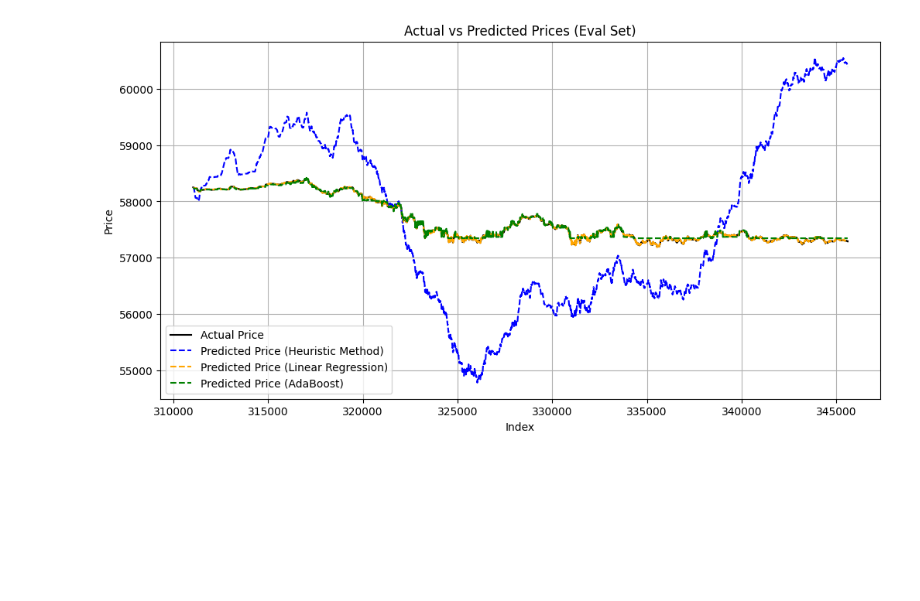
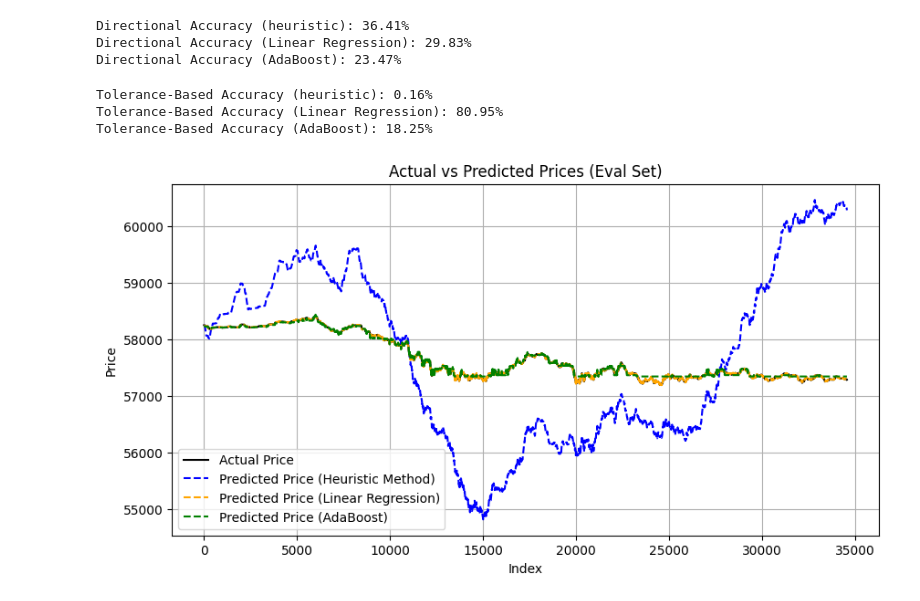
Before and after one commit to jyam12/FYP, a Jupyter notebook: Elevate_both_method.ipynb, the cells around one changed output. Cells and saved outputs as stored; diff of their text form; code cells hidden in the pictures; blank space fills up the shorter version.

```diff
--- a/Elevate_both_method.ipynb
+++ b/Elevate_both_method.ipynb
@@ -46,0 +44,4 @@ Heuristic_Predict_data=Heuristic_Predict()
+# %%
+Heuristic_Method=hueristic_Method(X_train_heuristic,X_eval_heuristic,levels)
+linear_regression=linear_regression(X_train,y_train,X_eval)
+adaboost=adaboost(X_train,y_train,X_eval)
@@ -46,0 +76,3 @@ Heuristic_Predict_data=Heuristic_Predict()
+# %%
+# combine data tgt
+Evaluate_result=pd.concat([y_eval, Heuristic_Predict_data,linear_regression_Predict_data,adaboost_Predict_data], axis=1)
@@ -47,15 +95,65 @@ Heuristic_Predict_data=Heuristic_Predict()
+# %%
+# Calculate directional accuracy
+directional_accuracy_heuristic = (Evaluate_result["actual_direction"] == Evaluate_result["predicted_direction_heuristic"]).mean()
+print(f"Directional Accuracy (heuristic): {directional_accuracy_heuristic:.2%}")
+
+# Calculate directional accuracy
+Evaluate_result.loc[:, "predicted_direction_lr"] = np.sign(Evaluate_result["predicted_lr"] - Evaluate_result["next_mark_price"])
+directional_accuracy_lr = (Evaluate_result["actual_direction"] == Evaluate_result["predicted_direction_lr"]).mean()
+print(f"Directional Accuracy (Linear Regression): {directional_accuracy_lr:.2%}")
+
+# Calculate directional accuracy
+Evaluate_result.loc[:, "predicted_direction_adaboost"] = np.sign(Evaluate_result["predicted_adaboost"] - Evaluate_result["next_mark_price"])
+directional_accuracy_adaboost = (Evaluate_result["actual_direction"] == Evaluate_result["predicted_direction_adaboost"]).mean()
+print(f"Directional Accuracy (AdaBoost): {directional_accuracy_adaboost:.2%}")
+# %% [output]
+Directional Accuracy (heuristic): 36.41%
+Directional Accuracy (Linear Regression): 29.83%
+Directional Accuracy (AdaBoost): 23.47%
+# %%
+# Tolerance-Based Accuracy
+tolerance = 0.0001 * Evaluate_result["next_mark_price"].mean()  # Set tolerance to 0.01% of average price
+
+# Calculate tolerance-based accuracy
+Evaluate_result.loc[:, "tolerance_heuristic"] = abs(Evaluate_result["predicted_heuristic"] - Evaluate_result["next_mark_price"]) <= tolerance
+tolerance_accuracy_heuristic = Evaluate_result["tolerance_heuristic"].mean()
+print(f"Tolerance-Based Accuracy (heuristic): {tolerance_accuracy_heuristic:.2%}")
+
+# Calculate tolerance-based accuracy
+Evaluate_result.loc[:, "tolerance_lr"] = abs(Evaluate_result["predicted_lr"] - Evaluate_result["next_mark_price"]) <= tolerance
+tolerance_accuracy_lr = Evaluate_result["tolerance_lr"].mean()
+print(f"Tolerance-Based Accuracy (Linear Regression): {tolerance_accuracy_lr:.2%}")
+
+# Calculate tolerance-based accuracy
+Evaluate_result.loc[:, "tolerance_adaboost"] = abs(Evaluate_result["predicted_adaboost"] - Evaluate_result["next_mark_price"]) <= tolerance
+tolerance_accuracy_adaboost = Evaluate_result["tolerance_adaboost"].mean()
+print(f"Tolerance-Based Accuracy (AdaBoost): {tolerance_accuracy_adaboost:.2%}")
+# %% [output]
+Tolerance-Based Accuracy (heuristic): 0.16%
+Tolerance-Based Accuracy (Linear Regression): 80.95%
+Tolerance-Based Accuracy (AdaBoost): 18.25%
 # %%
 # Plot actual vs predicted prices
-plt.figure(figsize=(12, 6))
-plt.plot(eval_data.index, y_eval, label="Actual Price", color="black")
-plt.plot(Heuristic_Predict_data.index,Heuristic_Predict_data["predicted_price"], label="Predicted Price (Heuristic Method)", color="blue", linestyle="--")
-plt.plot(eval_data.index, eval_data["predicted_lr"], label="Predicted Price (Linear Regression)", color="orange", linestyle="--")
-plt.plot(eval_data.index, eval_data["predicted_adaboost"], label="Predicted Price (AdaBoost)", color="green", linestyle="--")
+# Report Size
+# plt.figure(figsize=(12, 6))
+
+# Poster size
+plt.figure(figsize=(10, 5))
+
+# Actual
+plt.plot(Evaluate_result.index, Evaluate_result["next_mark_price"], label="Actual Price", color="black")
+
+# Predicted prices
+plt.plot(Evaluate_result.index,Evaluate_result["predicted_heuristic"], label="Predicted Price (Heuristic Method)", color="blue", linestyle="--")
+plt.plot(Evaluate_result.index, Evaluate_result["predicted_lr"], label="Predicted Price (Linear Regression)", color="orange", linestyle="--")
+plt.plot(Evaluate_result.index, Evaluate_result["predicted_adaboost"], label="Predicted Price (AdaBoost)", color="green", linestyle="--")
+
+
 plt.title("Actual vs Predicted Prices (Eval Set)")
 plt.xlabel("Index")
 plt.ylabel("Price")
 plt.legend()
 plt.grid()
 plt.show()
 # %% [output]
-[figure, old version]
+[figure, new version]
```
Also changed, not shown: parts of 12 cells of this notebook, 31 other files.
